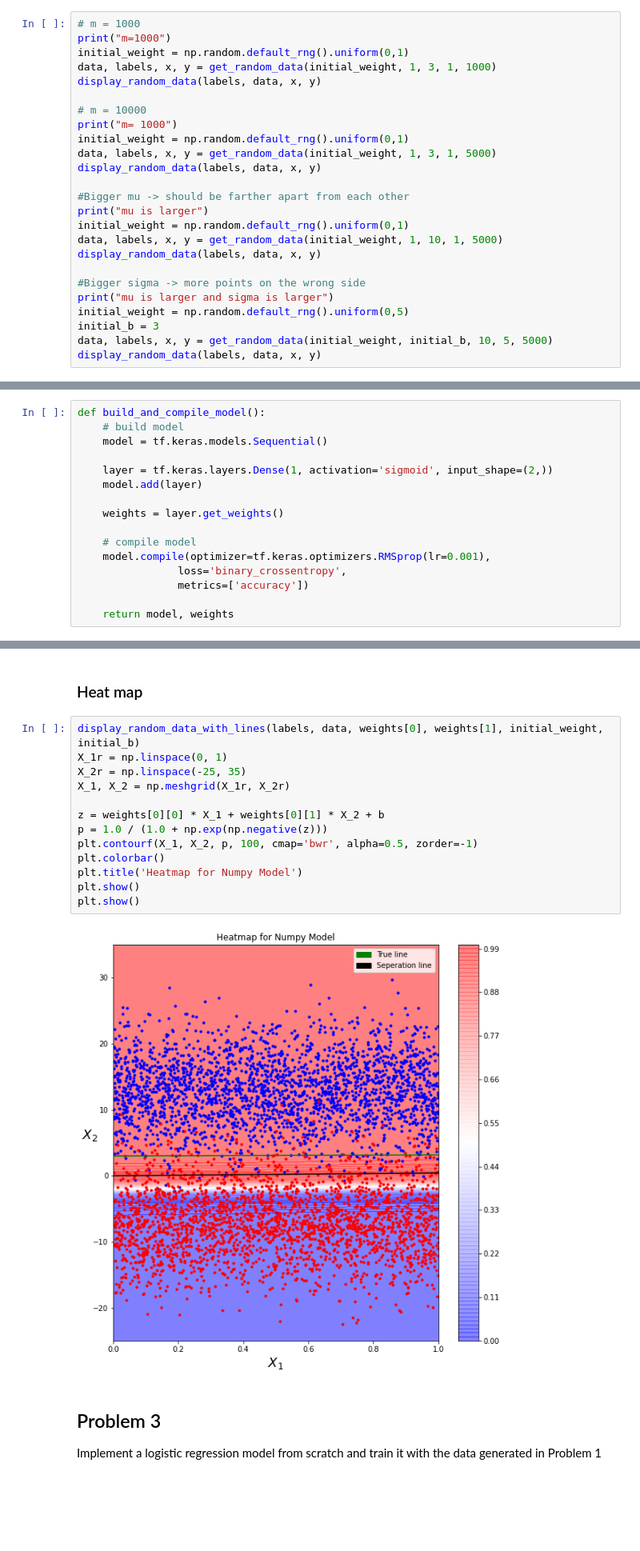
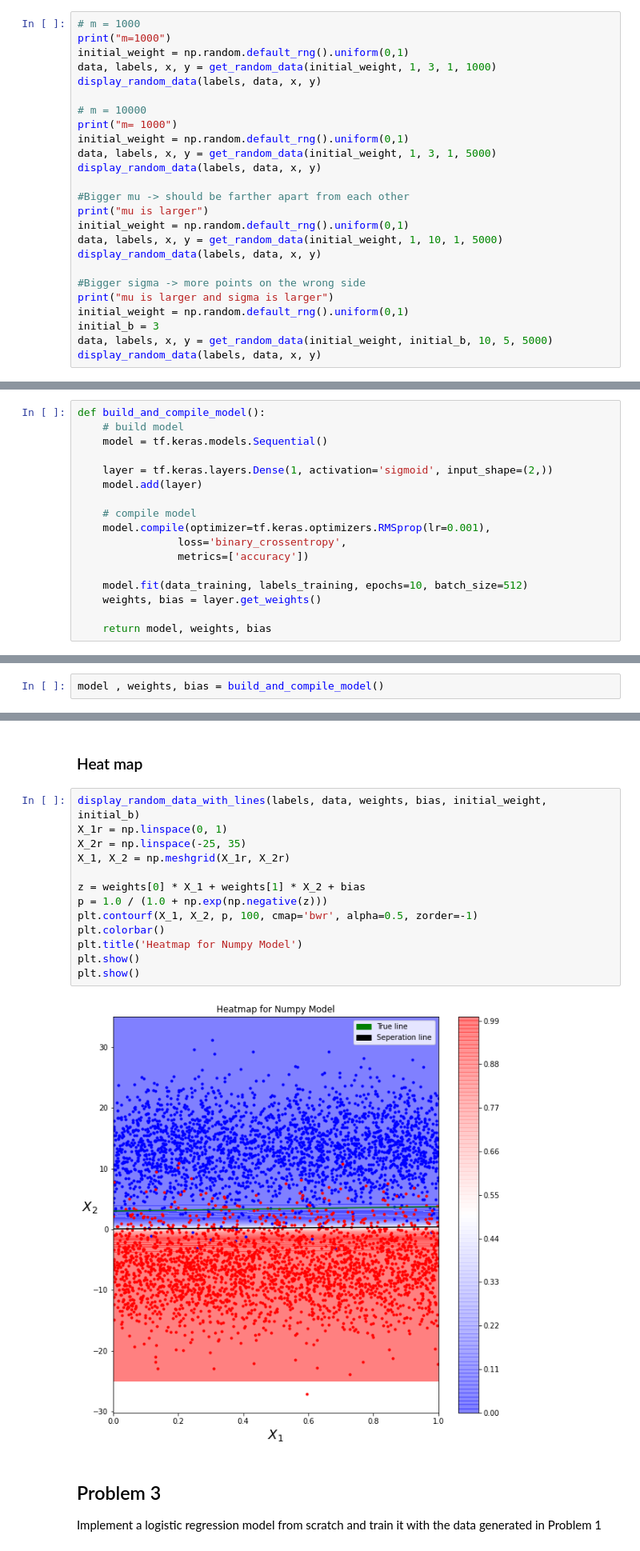
Before and after one commit to TatianaO8/AI, a Jupyter notebook: HW3.ipynb, the cells around one changed output, grey strips where cells are left out. Shown: that part at 80% size. Saved outputs shown, nothing was run; the diff lists cells and outputs as text; blank space fills up the shorter version.

```diff
--- a/HW3.ipynb
+++ b/HW3.ipynb
@@ -92,7 +92,7 @@ display_random_data(labels, data, x, y)
 
 #Bigger sigma -> more points on the wrong side
 print("mu is larger and sigma is larger")
-initial_weight = np.random.default_rng().uniform(0,5)
+initial_weight = np.random.default_rng().uniform(0,1)
 initial_b = 3
 data, labels, x, y = get_random_data(initial_weight, initial_b, 10, 5, 5000)
 display_random_data(labels, data, x, y)
@@ -128,13 +128,14 @@ def build_and_compile_model():
     layer = tf.keras.layers.Dense(1, activation='sigmoid', input_shape=(2,))
     model.add(layer)
 
-    weights = layer.get_weights()
-
     # compile model
     model.compile(optimizer=tf.keras.optimizers.RMSprop(lr=0.001),
                 loss='binary_crossentropy',
                 metrics=['accuracy'])
 
-    return model, weights
+    model.fit(data_training, labels_training, epochs=10, batch_size=512)
+    weights, bias = layer.get_weights()
+
+    return model, weights, bias
 # %% [markdown]
 ### Train Model
@@ -166,0 +142,2 @@ Epoch 10/10
+# %%
+model , weights, bias = build_and_compile_model()
@@ -228,20 +230,20 @@ def display_random_data_with_lines(labels, data, weights, b, initial_weight, ini
 # %% [markdown]
 ### Heat map
 # %%
-display_random_data_with_lines(labels, data, weights[0], weights[1], initial_weight, initial_b)
+display_random_data_with_lines(labels, data, weights, bias, initial_weight, initial_b)
 X_1r = np.linspace(0, 1)
 X_2r = np.linspace(-25, 35)
 X_1, X_2 = np.meshgrid(X_1r, X_2r)
 
-z = weights[0][0] * X_1 + weights[0][1] * X_2 + b
+z = weights[0] * X_1 + weights[1] * X_2 + bias
 p = 1.0 / (1.0 + np.exp(np.negative(z)))
 plt.contourf(X_1, X_2, p, 100, cmap='bwr', alpha=0.5, zorder=-1)
 plt.colorbar()
 plt.title('Heatmap for Numpy Model')
 plt.show()
 plt.show()
 # %% [output]
-[figure, old version]
+[figure, new version]
 # %% [markdown]
 ## Problem 3
 Implement a logistic regression model from scratch and train it with the data generated in Problem 1
```
Also changed, not shown: parts of 7 cells of this notebook.
